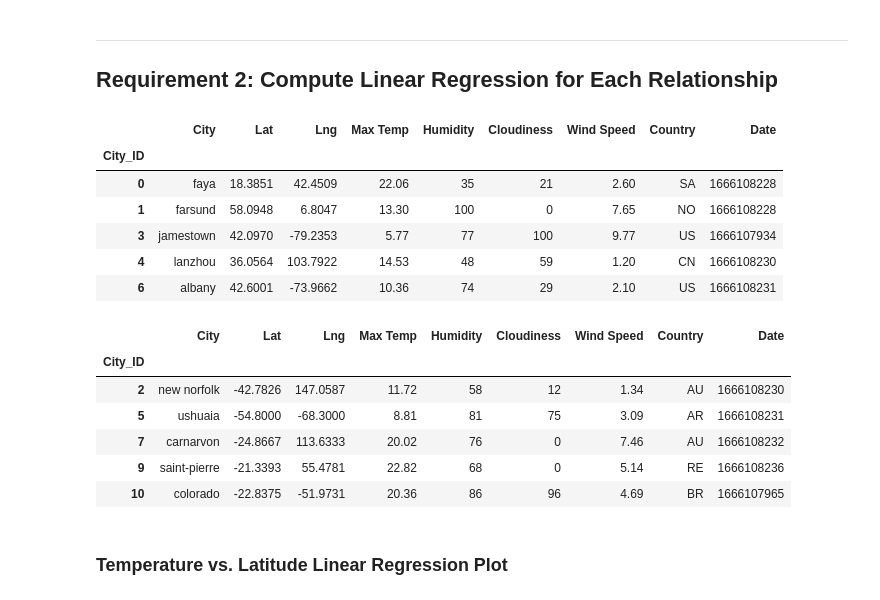
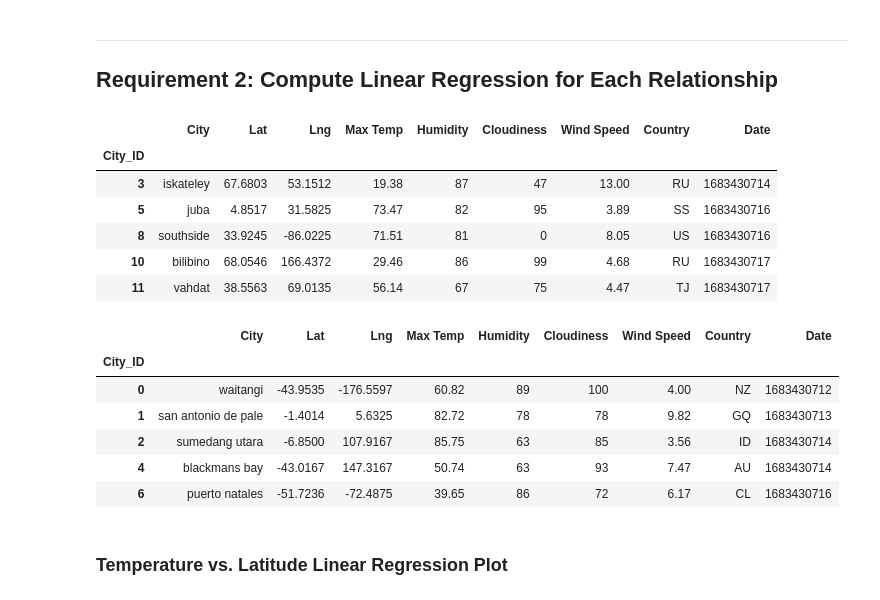
Before and after one commit to JAld3r/python-api-challenge, a Jupyter notebook: WeatherPy/WeatherPy.ipynb, the cells around one changed output. Cells and saved outputs as stored; diff of their text form; code cells hidden in the pictures.

```diff
--- a/WeatherPy/WeatherPy.ipynb
+++ b/WeatherPy/WeatherPy.ipynb
@@ -271,30 +290,30 @@ plt.show()
 # %%
 # Create a DataFrame with the Northern Hemisphere data (Latitude >= 0)
-# YOUR CODE HERE
+northern_hemi_df = city_data_df[city_data_df["Lat"] > 0]
 
 # Display sample data
 northern_hemi_df.head()
 # %% [output]
 |  | City | Lat | Lng | Max Temp | Humidity | Cloudiness | Wind Speed | Country | Date |
 | City_ID |  |  |  |  |  |  |  |  |  |
-| 0 | faya | 18.3851 | 42.4509 | 22.06 | 35 | 21 | 2.60 | SA | 1666108228 |
-| 1 | farsund | 58.0948 | 6.8047 | 13.30 | 100 | 0 | 7.65 | NO | 1666108228 |
-| 3 | jamestown | 42.0970 | -79.2353 | 5.77 | 77 | 100 | 9.77 | US | 1666107934 |
-| 4 | lanzhou | 36.0564 | 103.7922 | 14.53 | 48 | 59 | 1.20 | CN | 1666108230 |
-| 6 | albany | 42.6001 | -73.9662 | 10.36 | 74 | 29 | 2.10 | US | 1666108231 |
+| 3 | iskateley | 67.6803 | 53.1512 | 19.38 | 87 | 47 | 13.00 | RU | 1683430714 |
+| 5 | juba | 4.8517 | 31.5825 | 73.47 | 82 | 95 | 3.89 | SS | 1683430716 |
+| 8 | southside | 33.9245 | -86.0225 | 71.51 | 81 | 0 | 8.05 | US | 1683430716 |
+| 10 | bilibino | 68.0546 | 166.4372 | 29.46 | 86 | 99 | 4.68 | RU | 1683430717 |
+| 11 | vahdat | 38.5563 | 69.0135 | 56.14 | 67 | 75 | 4.47 | TJ | 1683430717 |
 # %%
 # Create a DataFrame with the Southern Hemisphere data (Latitude < 0)
-# YOUR CODE HERE
+southern_hemi_df = city_data_df[city_data_df["Lat"] < 0]
 
 # Display sample data
 southern_hemi_df.head()
 # %% [output]
 |  | City | Lat | Lng | Max Temp | Humidity | Cloudiness | Wind Speed | Country | Date |
 | City_ID |  |  |  |  |  |  |  |  |  |
-| 2 | new norfolk | -42.7826 | 147.0587 | 11.72 | 58 | 12 | 1.34 | AU | 1666108230 |
-| 5 | ushuaia | -54.8000 | -68.3000 | 8.81 | 81 | 75 | 3.09 | AR | 1666108231 |
-| 7 | carnarvon | -24.8667 | 113.6333 | 20.02 | 76 | 0 | 7.46 | AU | 1666108232 |
-| 9 | saint-pierre | -21.3393 | 55.4781 | 22.82 | 68 | 0 | 5.14 | RE | 1666108236 |
-| 10 | colorado | -22.8375 | -51.9731 | 20.36 | 86 | 96 | 4.69 | BR | 1666107965 |
+| 0 | waitangi | -43.9535 | -176.5597 | 60.82 | 89 | 100 | 4.00 | NZ | 1683430712 |
+| 1 | san antonio de pale | -1.4014 | 5.6325 | 82.72 | 78 | 78 | 9.82 | GQ | 1683430713 |
+| 2 | sumedang utara | -6.8500 | 107.9167 | 85.75 | 63 | 85 | 3.56 | ID | 1683430714 |
+| 4 | blackmans bay | -43.0167 | 147.3167 | 50.74 | 63 | 93 | 7.47 | AU | 1683430714 |
+| 6 | puerto natales | -51.7236 | -72.4875 | 39.65 | 86 | 72 | 6.17 | CL | 1683430716 |
 # %% [markdown]
 ###  Temperature vs. Latitude Linear Regression Plot
```
Also changed, not shown: parts of 6 cells of this notebook.
